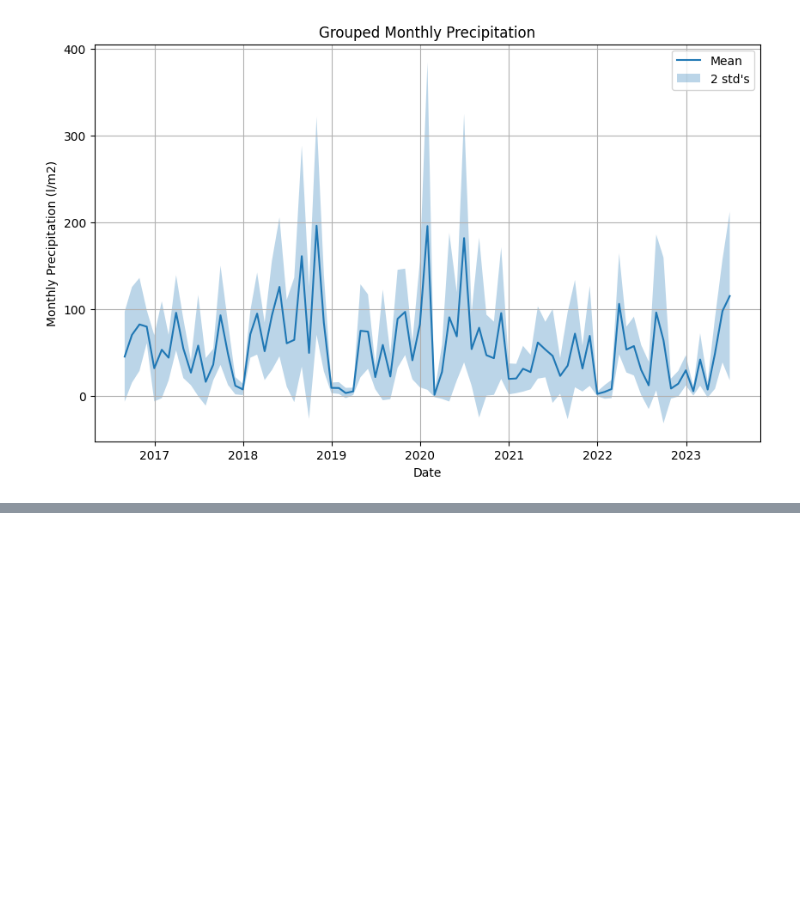
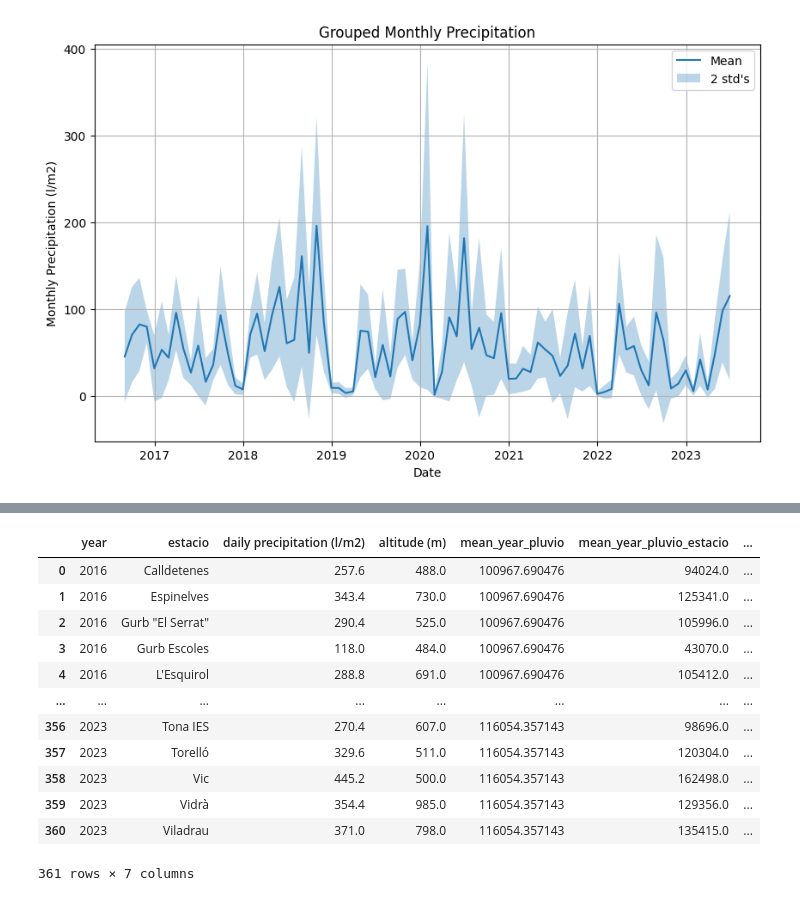
Before and after one commit to marcwatine/CC-LUT, a Jupyter notebook: MeteOsona_Scrapping.ipynb, the cells around one changed output, grey strips where cells are left out. Saved outputs shown, nothing was run; the diff lists cells and outputs as text; code cells hidden in the pictures; blank space fills up the shorter version.

```diff
--- a/MeteOsona_Scrapping.ipynb
+++ b/MeteOsona_Scrapping.ipynb
@@ -186,0 +285,16 @@ plt.show()
+# %%
+df_test
+# %% [output]
+|  | year | estacio | daily precipitation (l/m2) | altitude (m) | mean_year_pluvio | mean_year_pluvio_estacio | ... |
+| 0 | 2016 | Calldetenes | 257.6 | 488.0 | 100967.690476 | 94024.0 | ... |
+| 1 | 2016 | Espinelves | 343.4 | 730.0 | 100967.690476 | 125341.0 | ... |
+| 2 | 2016 | Gurb "El Serrat" | 290.4 | 525.0 | 100967.690476 | 105996.0 | ... |
+| 3 | 2016 | Gurb Escoles | 118.0 | 484.0 | 100967.690476 | 43070.0 | ... |
+| 4 | 2016 | L'Esquirol | 288.8 | 691.0 | 100967.690476 | 105412.0 | ... |
+| ... | ... | ... | ... | ... | ... | ... | ... |
+| 356 | 2023 | Tona IES | 270.4 | 607.0 | 116054.357143 | 98696.0 | ... |
+| 357 | 2023 | Torelló | 329.6 | 511.0 | 116054.357143 | 120304.0 | ... |
+| 358 | 2023 | Vic | 445.2 | 500.0 | 116054.357143 | 162498.0 | ... |
+| 359 | 2023 | Vidrà | 354.4 | 985.0 | 116054.357143 | 129356.0 | ... |
+| 360 | 2023 | Viladrau | 371.0 | 798.0 | 116054.357143 | 135415.0 | ... |
+361 rows × 7 columns
```
Also changed, not shown: parts of 12 cells of this notebook.
